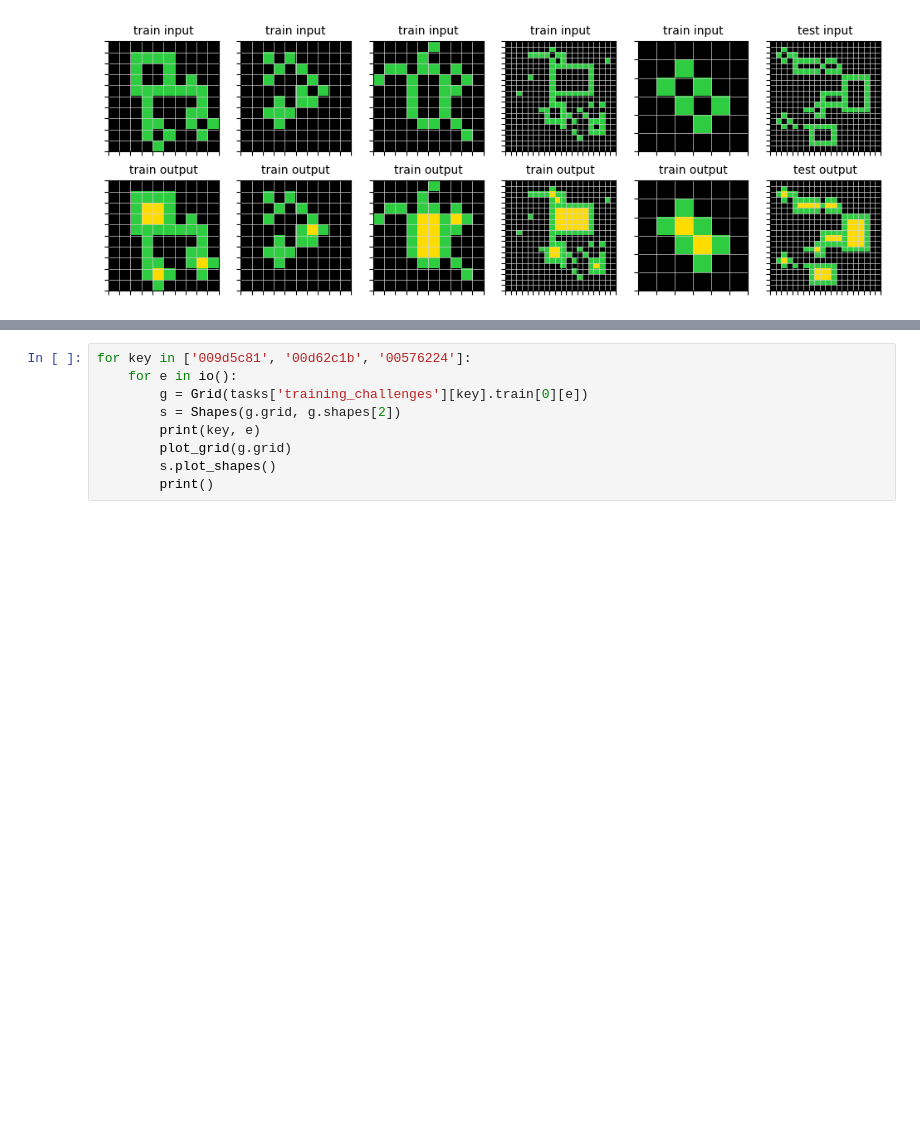
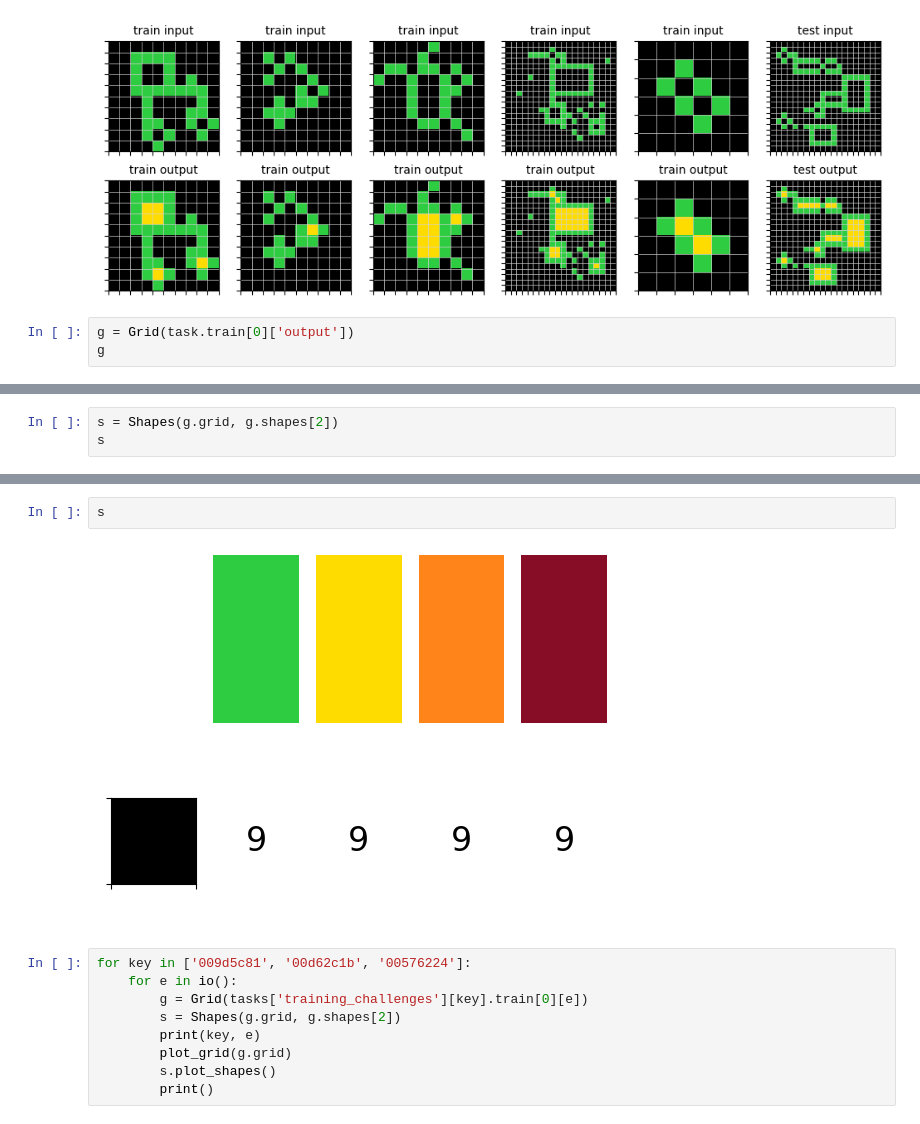
Before and after one commit to FelixChop/arc-agi-2, a Jupyter notebook: arcagi/notebook/analysis.ipynb, the cells around one changed output, grey strips where cells are left out. Saved outputs shown, nothing was run; the diff lists cells and outputs as text; blank space fills up the shorter version.

```diff
--- a/arcagi/notebook/analysis.ipynb
+++ b/arcagi/notebook/analysis.ipynb
@@ -31,3 +48,6 @@ number or tasks where all inputs & outputs have the same size: 274
 number or tasks where each input & output have the same size: 406
 remaining other tasks: 320
 [figure]
+# %%
+g = Grid(task.train[0]['output'])
+g
@@ -33,0 +56,3 @@ remaining other tasks: 320
+# %%
+s = Shapes(g.grid, g.shapes[2])
+s
@@ -34,3 +61,7 @@ remaining other tasks: 320
+# %%
+s
+# %% [output]
+[figure, added]
 # %%
 for key in ['009d5c81', '00d62c1b', '00576224']:
     for e in io():
```
Also changed, not shown: parts of 4 cells of this notebook, 2 other files.
